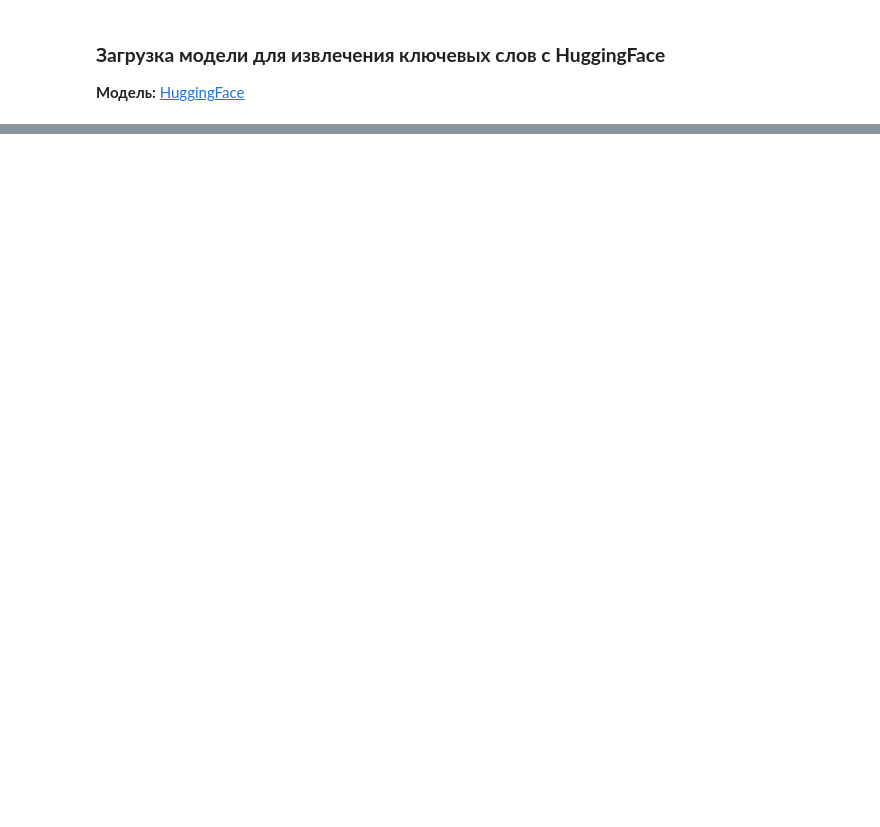
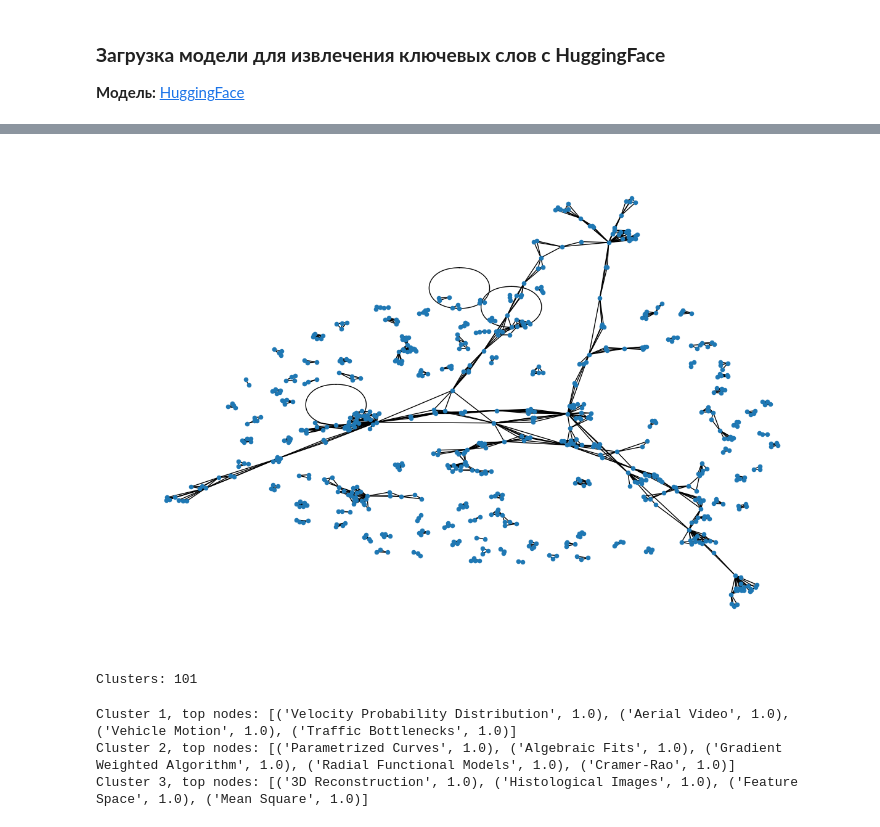
Before and after one commit to 21092004Goda/data_anal, a Jupyter notebook: Lab_1_Computer_Vision_and_Pattern_Recognition.ipynb, the cells around one changed output, grey strips where cells are left out. Saved outputs shown, nothing was run; the diff lists cells and outputs as text; code cells hidden in the pictures; blank space fills up the shorter version.

```diff
--- a/Lab_1_Computer_Vision_and_Pattern_Recognition.ipynb
+++ b/Lab_1_Computer_Vision_and_Pattern_Recognition.ipynb
@@ -38,10 +38,12 @@ feed = feedparser.parse(data)
 articles = []
 for entry in feed.entries:
     authors = ', '.join(author.name for author in entry.authors)
+    tags = [tag['term'] for tag in entry.get('tags', [])]
     articles.append({
         'title': entry.title,
+        'abstract': entry.summary,
         'authors': authors,
-        'abstract': entry.summary,
+        'tags': ", ".join(tags),
         'published': entry.published,
         'arxiv_url': entry.link
     })
@@ -62,0 +67,15 @@ pipe = pipeline("text2text-generation", model="ilsilfverskiold/tech-keywords-ext
+# %%
+# 2. Извлечение ключевых слов
+from transformers import pipeline
+from tqdm.auto import tqdm
+import torch
+
+print(torch.cuda.is_available())  # True = GPU доступен
+print(torch.cuda.get_device_name(0))  # имя GPU
+
+pipe = pipeline("text2text-generation", model="ilsilfverskiold/tech-keywords-extractor", device=0)
+
+tqdm.pandas()
+df["keywords"] = df["abstract"].progress_apply(lambda x: pipe(x)[0]["generated_text"].split(", "))
+
+df.head()
@@ -62,0 +101,38 @@ pipe = pipeline("text2text-generation", model="ilsilfverskiold/tech-keywords-ext
+# %%
+# 4. Построение графа по ключевым словам
+import networkx as nx
+from itertools import combinations, chain
+import matplotlib.pyplot as plt
+import matplotlib.colors as mcolors
+
+klist = [[word.strip() for word in keywords if word] for keywords in df["keywords"].tolist()]
+edges = list(chain(*[list(combinations(words, 2)) for words in klist if len(words) > 1]))
+edges = [tuple(sorted(edge)) for edge in edges]
+weighted_edges = [(edge[0], edge[1], {"weight": edges.count(edge)}) for edge in set(edges)]
+
+G = nx.Graph()
+G.add_edges_from(weighted_edges)
+
+plt.figure(figsize=(12, 8))
+nx.draw(G, with_labels=False, node_size=20)
+plt.show()
+# %% [output]
+[figure, added]
+# %%
+# 5. Кластеры (поиск сообществ)
+communities = nx.community.louvain_communities(G, resolution=0.9)
+print(f"Clusters: {len(communities)}")
+# %% [output]
+Clusters: 101
+# %%
+# 6. Топовые узлы по центральности
+from operator import itemgetter
+
+for i, nodes in enumerate(communities[:3], start=1):
+    s = G.subgraph(nodes)
+    top_nodes = sorted(nx.degree_centrality(s).items(), key=itemgetter(1), reverse=True)[:5]
+    print(f"Cluster {i}, top nodes: {top_nodes}")
+# %% [output]
+Cluster 1, top nodes: [('Velocity Probability Distribution', 1.0), ('Aerial Video', 1.0), ('Vehicle Motion', 1.0), ('Traffic Bottlenecks', 1.0)]
+Cluster 2, top nodes: [('Parametrized Curves', 1.0), ('Algebraic Fits', 1.0), ('Gradient Weighted Algorithm', 1.0), ('Radial Functional Models', 1.0), ('Cramer-Rao', 1.0)]
+Cluster 3, top nodes: [('3D Reconstruction', 1.0), ('Histological Images', 1.0), ('Feature Space', 1.0), ('Mean Square', 1.0)]
```
Also changed, not shown: parts of 5 cells of this notebook.
